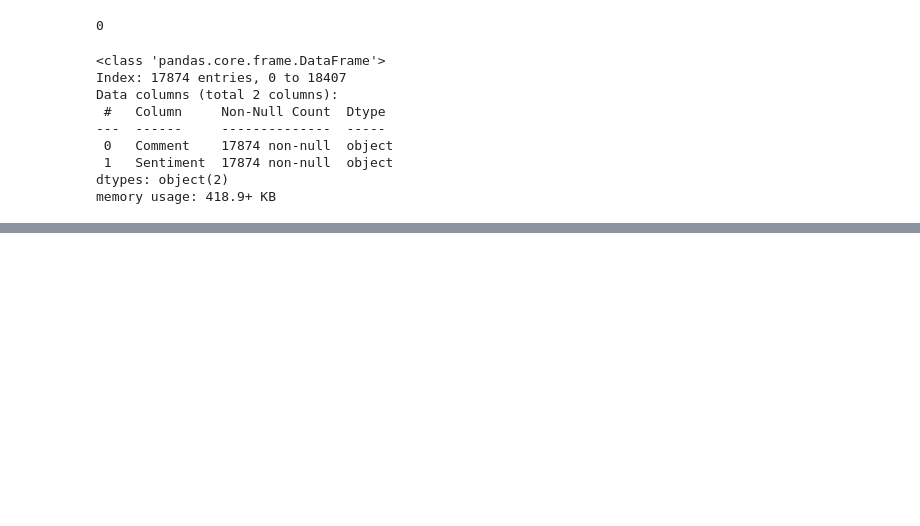
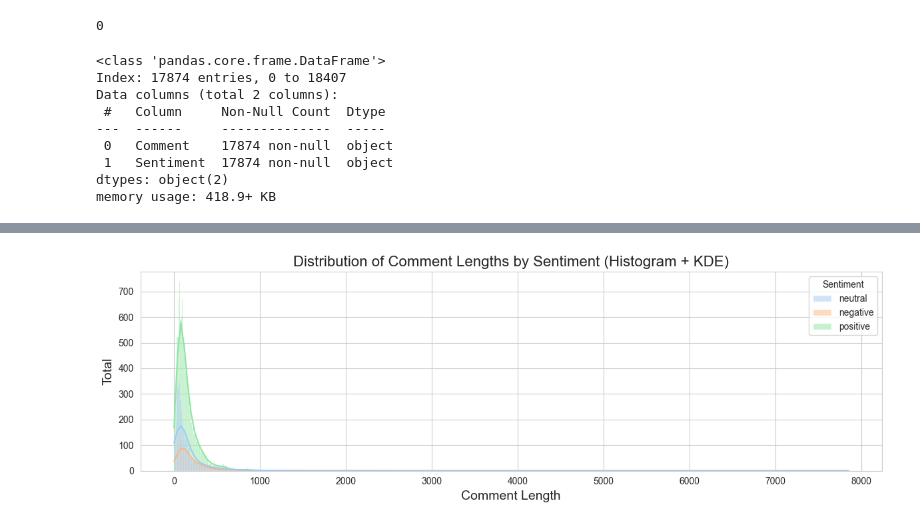
Before and after one commit to rnimisha/youtube-comment-analyzer, a Jupyter notebook: notebook/eda.ipynb, the cells around one changed output, grey strips where cells are left out. Drawn from its saved outputs; the diff is of its cells as text; code cells hidden in the pictures; blank space fills up the shorter version.

```diff
--- a/notebook/eda.ipynb
+++ b/notebook/eda.ipynb
@@ -112,0 +150,13 @@ memory usage: 418.9+ KB
+# %%
+df["length"] = df["Comment"].str.len()
+plt.figure(figsize=(12, 4))
+
+sns.histplot(data=df, x="length", hue="Sentiment", kde=True)
+
+plt.title("Distribution of Comment Lengths", fontsize=16)
+plt.xlabel("Comment Length", fontsize=14)
+plt.ylabel("Total", fontsize=14)
+plt.tight_layout()
+plt.show()
+# %% [output]
+[figure, added]
```
Also changed, not shown: parts of 8 cells of this notebook.
